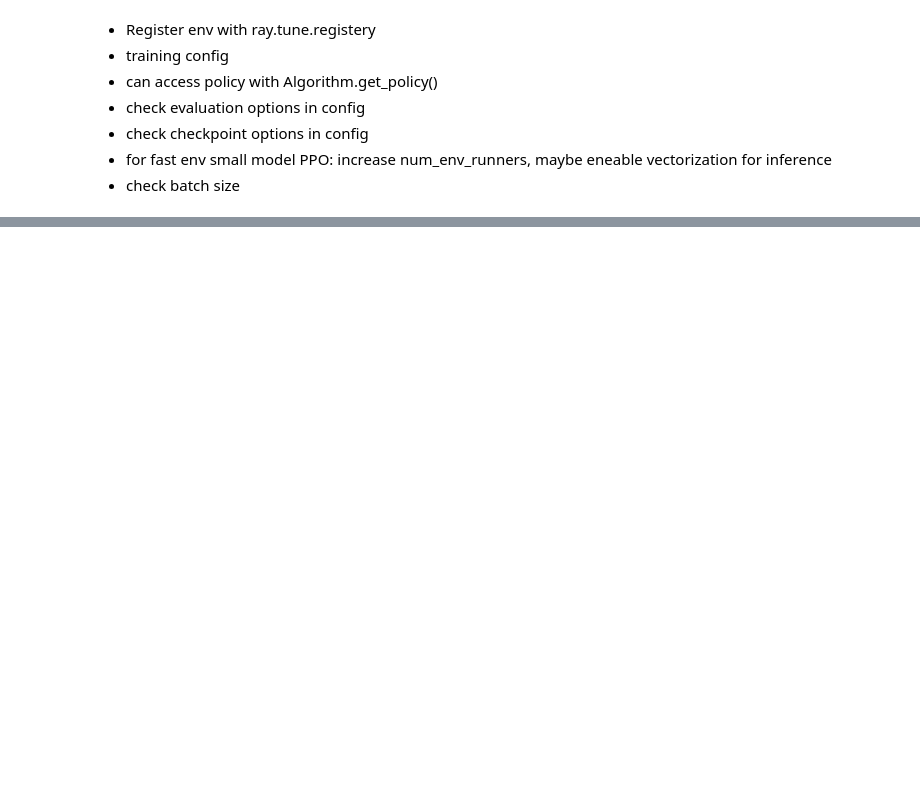
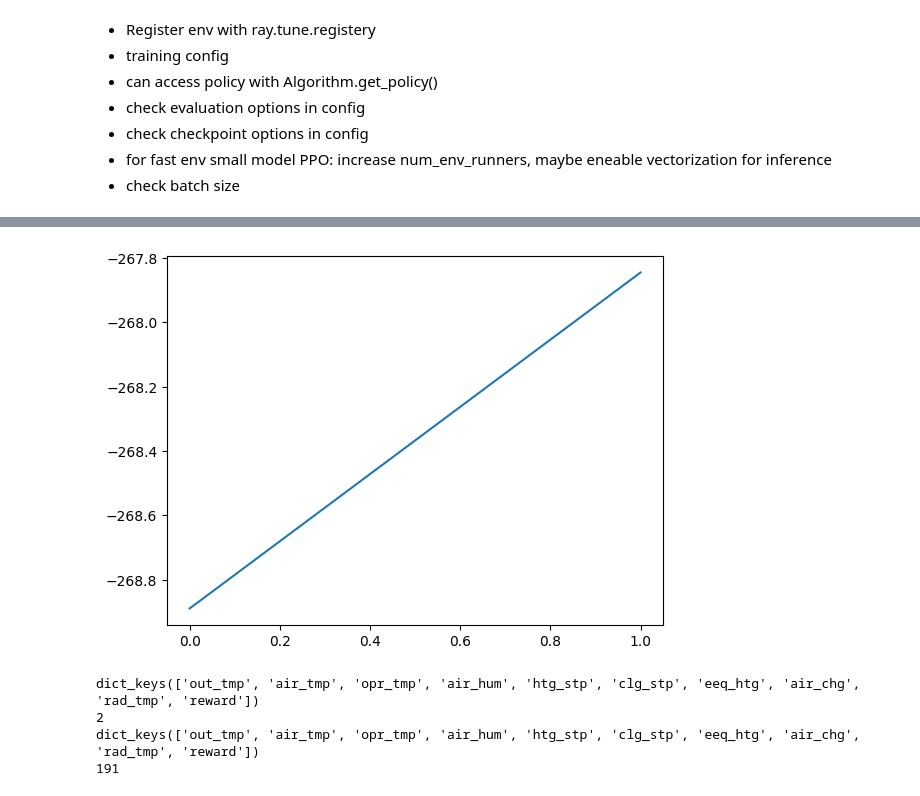
Before and after one commit to Light52566/rllib-energyplus-hi, a Jupyter notebook: training.ipynb, the cells around one changed output, grey strips where cells are left out. Cells and saved outputs as stored; diff of their text form; code cells hidden in the pictures; blank space fills up the shorter version.

```diff
--- a/training.ipynb
+++ b/training.ipynb
@@ -113,0 +133,36 @@ ResourceWarning: Enable tracemalloc to get the object allocation traceback
+# %%
+# plot mean reward over each episode
+plt.plot([r['episode_reward_mean'] for r in results])
+plt.show()
+# %% [output]
+[figure, added]
+# %%
+# read the result pickle file
+import pickle as pkl
+
+episode_results = []
+# Read the history from the pickle
+with open('./tmp/history.pkl', 'rb') as f:
+    while True:
+        try:
+            episode_results.append(pkl.load(f))
+        except EOFError:
+            break
+
+print(episode_results[0].keys())
+print(len(episode_results))
+
+# combine the results of each episode
+import numpy as np
+
+combined_results = {}
+for k in episode_results[0].keys():
+    combined_results[k] = np.concatenate([r[k] for r in episode_results])
+
+print(combined_results.keys())
+print(len(combined_results['reward']))
+# %% [output]
+dict_keys(['out_tmp', 'air_tmp', 'opr_tmp', 'air_hum', 'htg_stp', 'clg_stp', 'eeq_htg', 'air_chg', 'rad_tmp', 'reward'])
+2
+dict_keys(['out_tmp', 'air_tmp', 'opr_tmp', 'air_hum', 'htg_stp', 'clg_stp', 'eeq_htg', 'air_chg', 'rad_tmp', 'reward'])
+191
```
Also changed, not shown: parts of 4 cells of this notebook, 1 other file.
